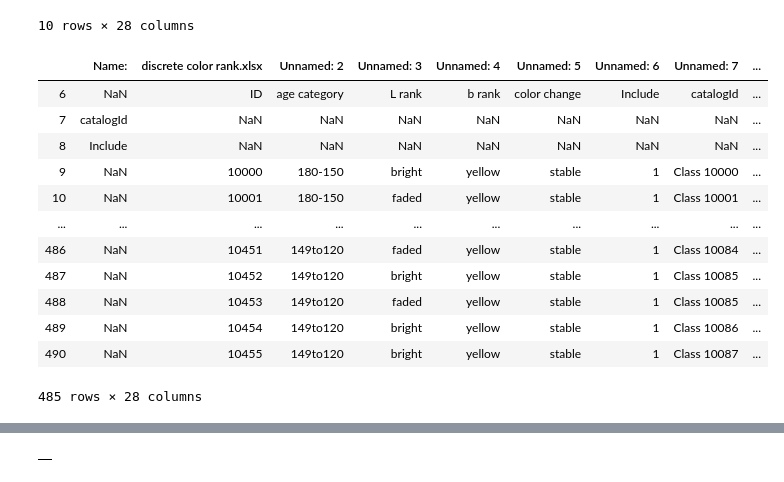
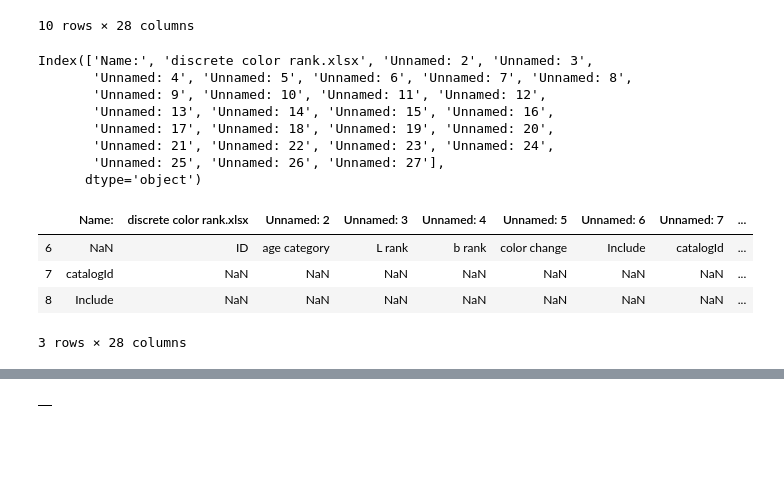
Before and after one commit to hujingc/umsi_loc_anc, a Jupyter notebook: initial_data_visualizations.ipynb, the cells around one changed output, grey strips where cells are left out. Cells and saved outputs as stored; diff of their text form; code cells hidden in the pictures; blank space fills up the shorter version.

```diff
--- a/initial_data_visualizations.ipynb
+++ b/initial_data_visualizations.ipynb
@@ -20,20 +20,23 @@ df.head(10)
 | 8 | Include | NaN | NaN | NaN | NaN | NaN | NaN | NaN | ... |
 | 9 | NaN | 10000 | 180-150 | bright | yellow | stable | 1 | Class 10000 | ... |
 10 rows × 28 columns
+# %%
+df.columns
+# %% [output]
+Index(['Name:', 'discrete color rank.xlsx', 'Unnamed: 2', 'Unnamed: 3',
+       'Unnamed: 4', 'Unnamed: 5', 'Unnamed: 6', 'Unnamed: 7', 'Unnamed: 8',
+       'Unnamed: 9', 'Unnamed: 10', 'Unnamed: 11', 'Unnamed: 12',
+       'Unnamed: 13', 'Unnamed: 14', 'Unnamed: 15', 'Unnamed: 16',
+       'Unnamed: 17', 'Unnamed: 18', 'Unnamed: 19', 'Unnamed: 20',
+       'Unnamed: 21', 'Unnamed: 22', 'Unnamed: 23', 'Unnamed: 24',
+       'Unnamed: 25', 'Unnamed: 26', 'Unnamed: 27'],
+      dtype='object')
 # %%
 df = df.iloc[6:]
-df
+df.head(3)
 # %% [output]
 |  | Name: | discrete color rank.xlsx | Unnamed: 2 | Unnamed: 3 | Unnamed: 4 | Unnamed: 5 | Unnamed: 6 | Unnamed: 7 | ... |
 | 6 | NaN | ID | age category | L rank | b rank | color change | Include | catalogId | ... |
 | 7 | catalogId | NaN | NaN | NaN | NaN | NaN | NaN | NaN | ... |
 | 8 | Include | NaN | NaN | NaN | NaN | NaN | NaN | NaN | ... |
-| 9 | NaN | 10000 | 180-150 | bright | yellow | stable | 1 | Class 10000 | ... |
-| 10 | NaN | 10001 | 180-150 | faded | yellow | stable | 1 | Class 10001 | ... |
-| ... | ... | ... | ... | ... | ... | ... | ... | ... | ... |
-| 486 | NaN | 10451 | 149to120 | faded | yellow | stable | 1 | Class 10084 | ... |
-| 487 | NaN | 10452 | 149to120 | bright | yellow | stable | 1 | Class 10085 | ... |
-| 488 | NaN | 10453 | 149to120 | faded | yellow | stable | 1 | Class 10085 | ... |
-| 489 | NaN | 10454 | 149to120 | bright | yellow | stable | 1 | Class 10086 | ... |
-| 490 | NaN | 10455 | 149to120 | bright | yellow | stable | 1 | Class 10087 | ... |
-485 rows × 28 columns
+3 rows × 28 columns
```
Also changed, not shown: parts of 10 cells of this notebook.
